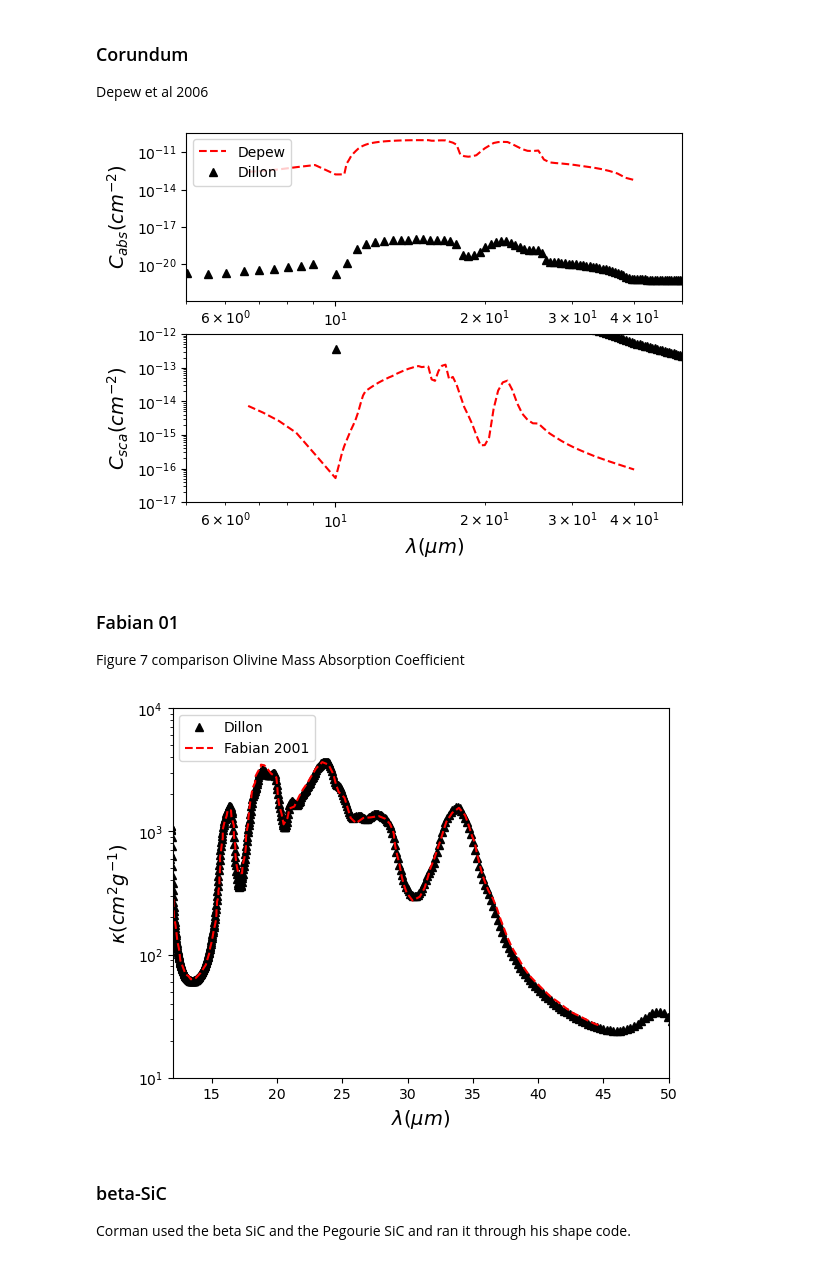
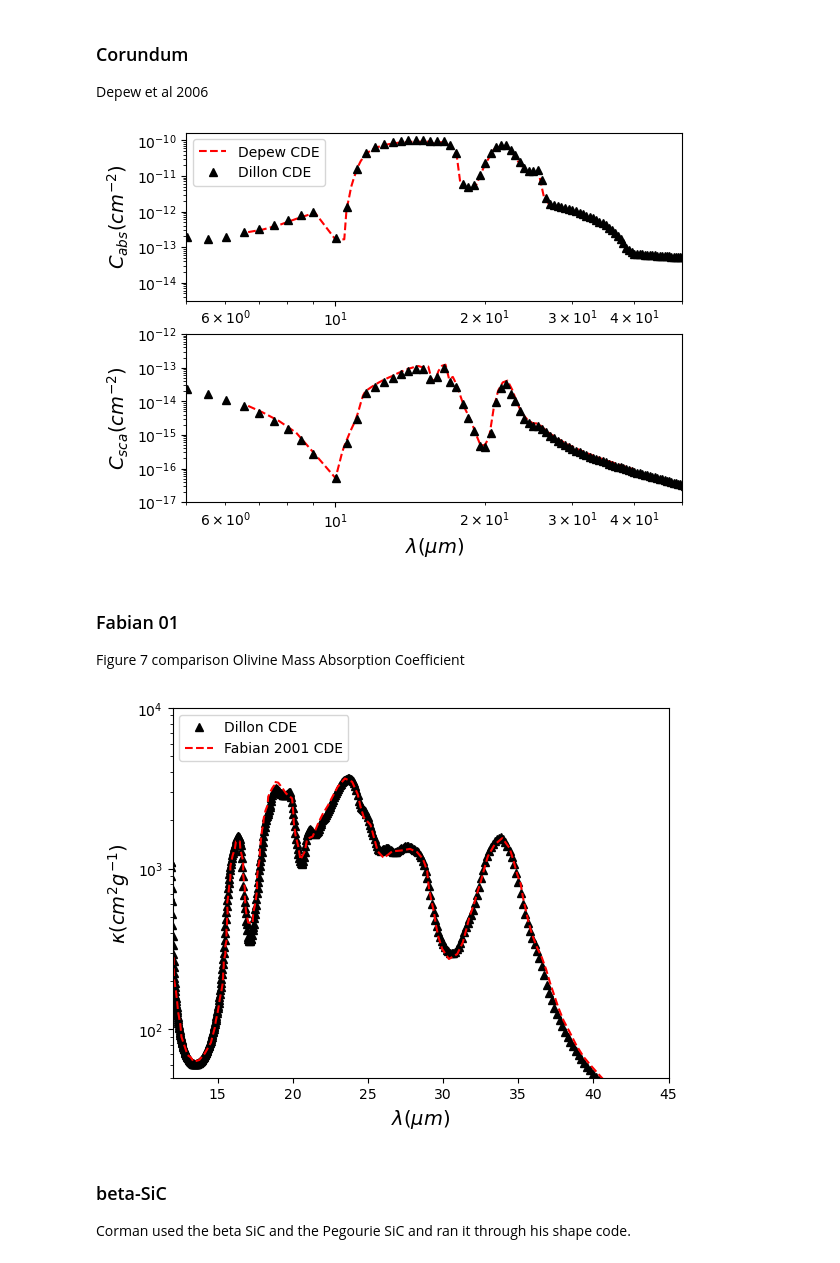
Before and after one commit to astroseandillon/Sean-Dusty, a Jupyter notebook: plot factory.ipynb, the cells around one changed output. Saved outputs shown, nothing was run; the diff lists cells and outputs as text; code cells hidden in the pictures.

```diff
--- a/plot factory.ipynb
+++ b/plot factory.ipynb
@@ -109,11 +109,11 @@ x2, y2, z2 = np.loadtxt('CorundumCDE.dat', unpack=True)
 
 # v_avg = 3.227383793642055e-05 #mrn avg
 v_avg = (4./3.)*np.pi*(0.1**3)
-rho = 3.33e-12 # density in g um**-3
-y2 = y2*(v_avg*rho)
+rho = 3.33 # density in g um**-3
+y2 = y2/(v_avg*rho*5e7)
 #not sure why i have this scaling factor??? but it works???
 
-# z2 = z2/(v_avg*rho)**2
+z2 = z2/(v_avg*rho*5e5)
 
 title = 'Corundum baseline'
 fig, ax = plt.subplots(2,1)
@@ -129,10 +129,10 @@ ax[1].set_ylabel(r'$C_{sca} (cm^{-2})$', fontsize=14)
 ax[0].set_xlim(5,50)
 ax[1].set_xlim(5,50)
 ax[1].set_ylim(1e-17, 1e-12)
-ax[0].plot(x1, y1, 'r--', label='Depew')
-ax[0].plot(x2, y2, 'k^', label='Dillon')
-ax[1].plot(x1, z1, 'r--', label='Depew')
-ax[1].plot(x2, z2, 'k^', label='Dillon')
+ax[0].plot(x1, y1, 'r--', label='Depew CDE')
+ax[0].plot(x2, y2, 'k^', label='Dillon CDE')
+ax[1].plot(x1, z1, 'r--', label='Depew CDE')
+ax[1].plot(x2, z2, 'k^', label='Dillon CDE')
 
 
 ax[0].legend(loc='upper left')
@@ -141,7 +141,7 @@ ax[0].legend(loc='upper left')
 plt.savefig(fd+"{}.png".format(title))
 plt.show()
 # %% [output]
-[figure, old version]
+[figure, new version]
 # %% [markdown]
 ### Fabian 01
 
@@ -151,38 +151,38 @@ Mass Absorption Coefficient
 # %%
 title = 'Olivine Baseline'
 x1, y1, z1 = np.loadtxt('oliv_nk_zCDE.dat', unpack=True)
-
+v_avg = 3.227383793642055e-05
 
 x2, y2, z2 = np.loadtxt('oliv_nk_yCDE.dat', unpack=True)
 
 x3, y3, z3 = np.loadtxt('oliv_nk_xCDE.dat', unpack=True)
 x4, y4, z4 = np.loadtxt('oli10oli10oli10.dat', unpack=True)
 x5, y5 = np.loadtxt('cde1_fab01_fig7_olivine.csv', delimiter=',', skiprows=1, unpack=True)
 y4 = np.average((y1,y2[:-1],y3[:-2]),axis=0)
 rho = 3.33e-4 # density in g um**-3
 k4 = y4/(v_avg * rho)
 fig, ax = plt.subplots()
 
 ax.set(xscale='linear', yscale='log')
 
 # ax.set_title(title, fontsize=16)
 ax.set_xlabel(r'$\lambda (\mu m)$', fontsize=14)
 ax.set_ylabel(r'$\kappa (cm^2 g^{-1})$', fontsize=14)
-ax.set_xlim(12,50)
+ax.set_xlim(12,45)
 
 
-ax.set_ylim(10,10000)
+ax.set_ylim(50,10000)
 
-ax.plot(x4, k4, 'k^',label='Dillon')
+ax.plot(x4, k4, 'k^',label='Dillon CDE')
 
 
 
-ax.plot(x5, y5,'r--', label='Fabian 2001')
+ax.plot(x5, y5,'r--', label='Fabian 2001 CDE')
 ax.legend(loc='upper left')
 plt.savefig(fd+"{}.png".format(title))
 plt.show()
 # %% [output]
-[figure, old version]
+[figure, new version]
 # %% [markdown]
 ### beta-SiC
 
```
Also changed, not shown: parts of 4 cells of this notebook, 10 other files.
